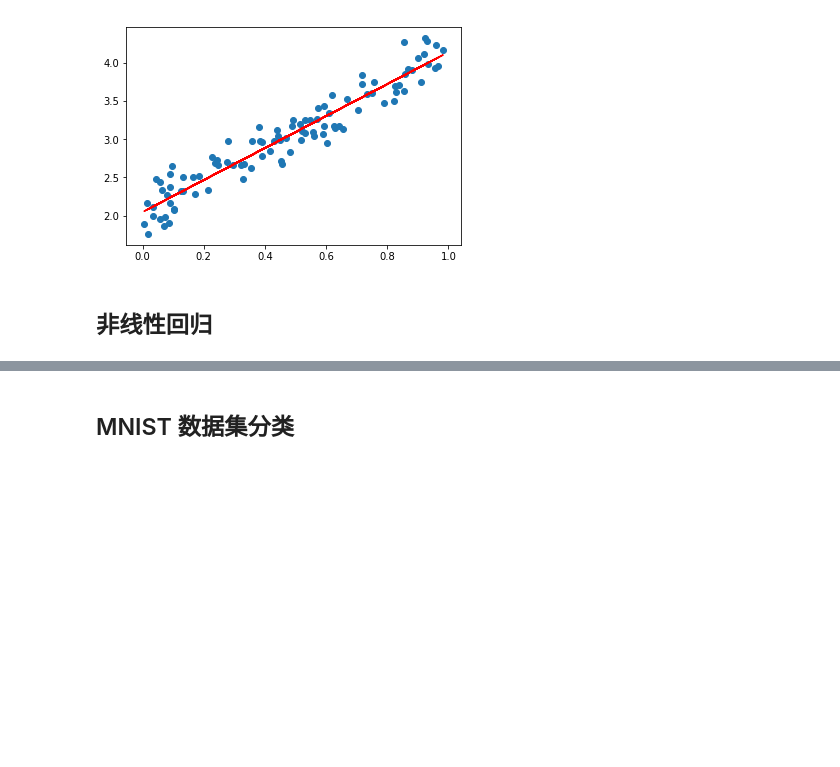
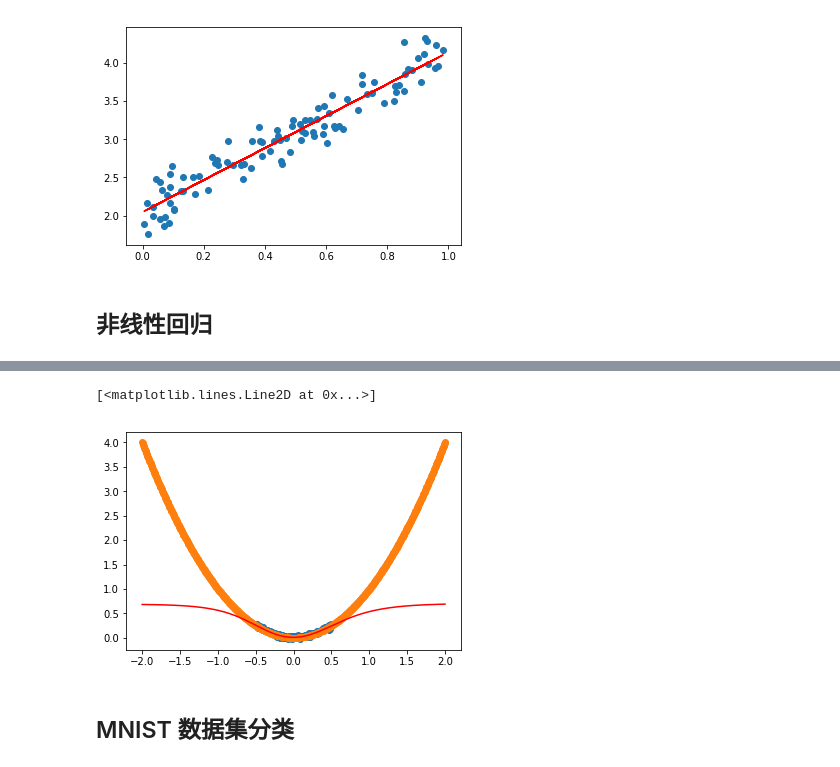
Before and after one commit to youerning/aiplayground, a Jupyter notebook: keras_helloworld.ipynb, the cells around one changed output, grey strips where cells are left out. Cells and saved outputs as stored; diff of their text form; code cells hidden in the pictures; blank space fills up the shorter version.

```diff
--- a/keras_helloworld.ipynb
+++ b/keras_helloworld.ipynb
@@ -157,3 +159,16 @@ plt.plot(x1_data, y1_predict, c="red")
+# %%
+# 顺便瞧瞧更大维度的数据预测情况
+x_large_data = np.linspace(-2, 2, 800)
+y_large_predict = model1.predict(x_large_data)
+plt.scatter(x1_data, y1_data)
+plt.scatter(x_large_data, x_large_data * x_large_data)
+plt.plot(x_large_data, y1_predict, c="red")
+
+# 其实会有点问题
+# 问题如下
+# %% [output]
+[<matplotlib.lines.Line2D at 0x...>]
+[figure, added]
 # %% [markdown]
 ## MNIST 数据集分类
 # %%
```
Also changed, not shown: parts of 29 cells of this notebook, 4 other files.
